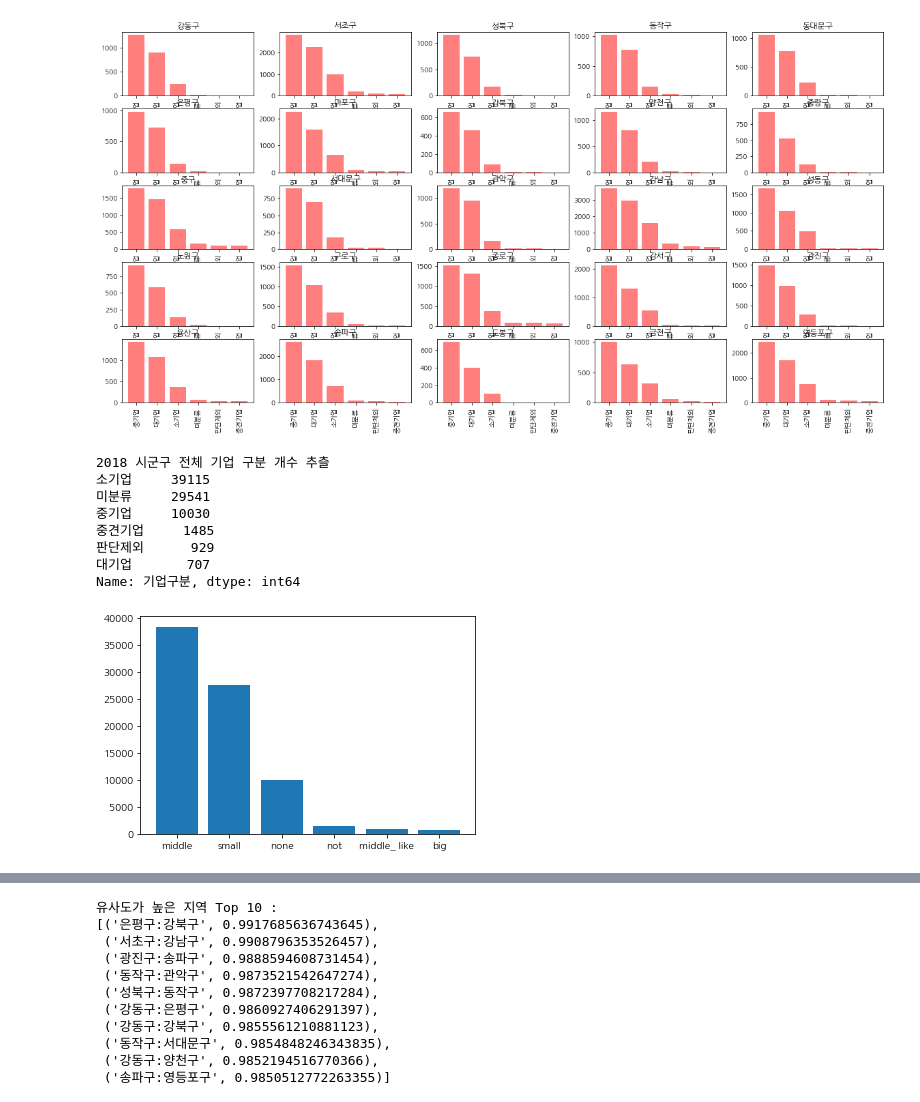
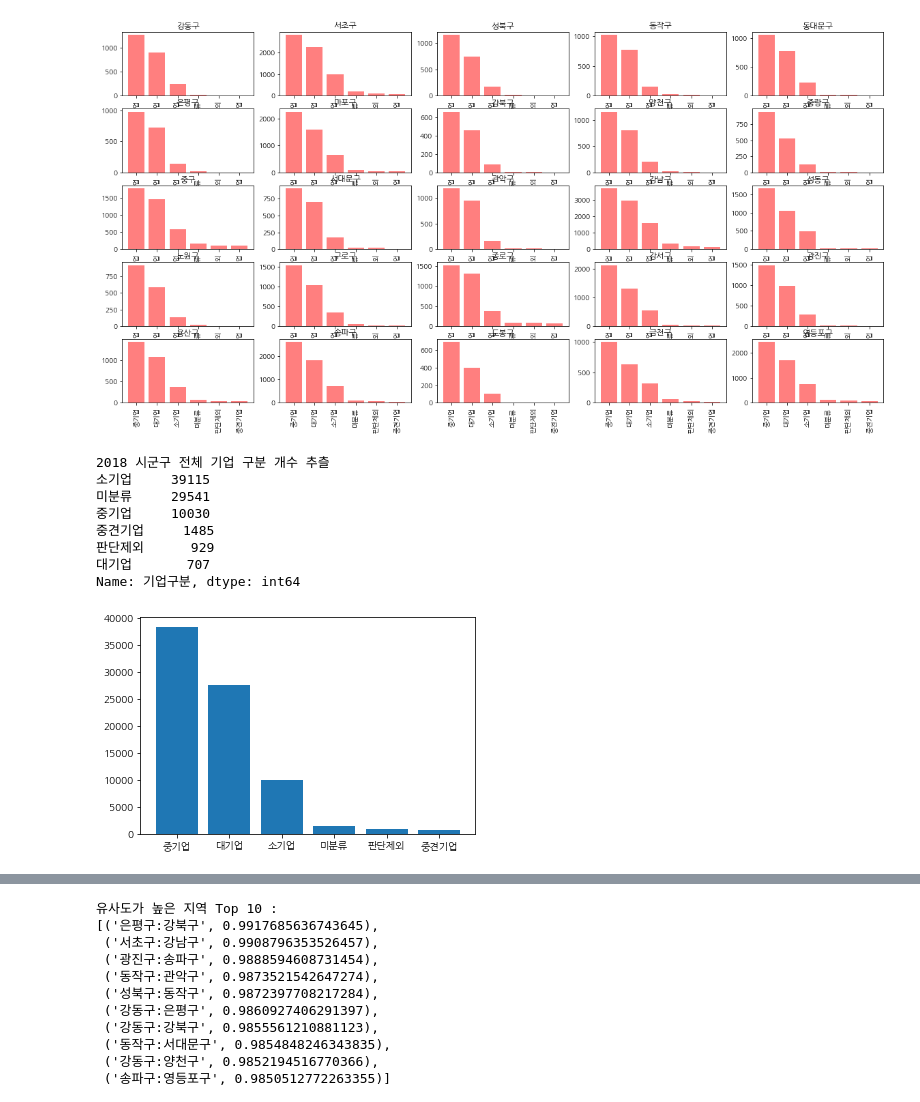
Before and after one commit to waverDeep/FinDataAnalysis, a Jupyter notebook: KCData/playground01.ipynb, the cells around one changed output, grey strips where cells are left out. Drawn from its saved outputs; the diff is of its cells as text; code cells hidden in the pictures.

```diff
--- a/KCData/playground01.ipynb
+++ b/KCData/playground01.ipynb
@@ -162,22 +146,20 @@ plt.show()
 # 즉 망한 회사가 없다고 봐도 괜찮을
 # %%
 # 시군구 전체 기업 구분 개수 추출
-#         ['중기업', '소기업', '미분류', '판단제외', '중견기업', '대기업']
-x_label = ['middle', 'small', 'none', 'not', 'middle_ like', 'big']
 print('2018 시군구 전체 기업 구분 개수 추츨')
 print(dataset_2019['기업구분'].value_counts())
 dataset_2018_total = dataset_2018['기업구분'].value_counts().tolist()
-plt.bar(x_label, dataset_2018_total)
+plt.bar(company_dis, dataset_2018_total)
 plt.show()
 # %% [output]
 2018 시군구 전체 기업 구분 개수 추츨
 소기업     39115
 미분류     29541
 중기업     10030
 중견기업     1485
 판단제외      929
 대기업       707
 Name: 기업구분, dtype: int64
-[figure, old version]
+[figure, new version]
 # %%
 # 시군구 전체 기업 구분 개수 추출
```
Also changed, not shown: parts of 5 cells of this notebook, 1 other file.
